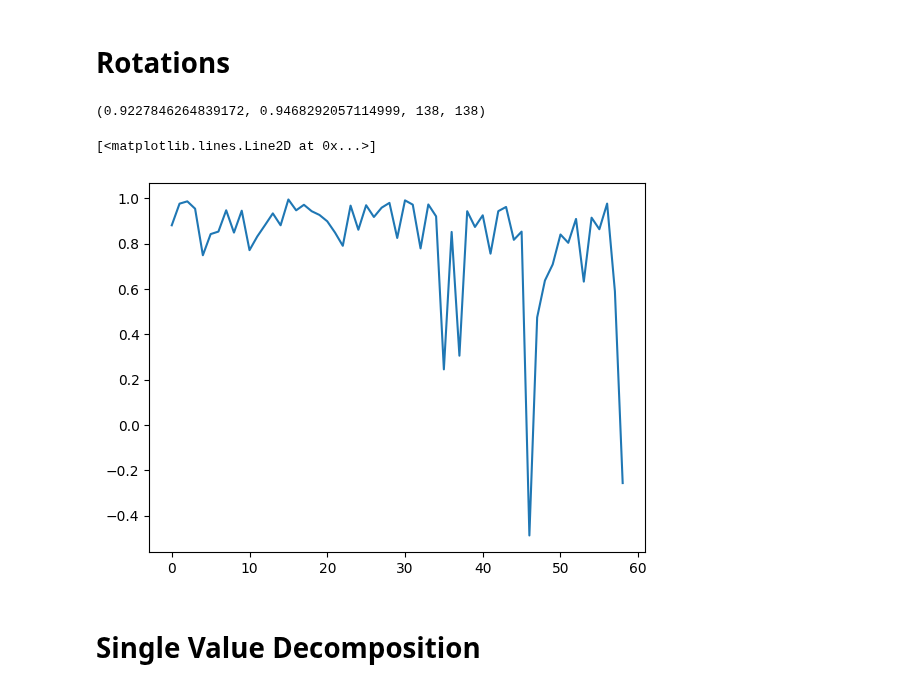
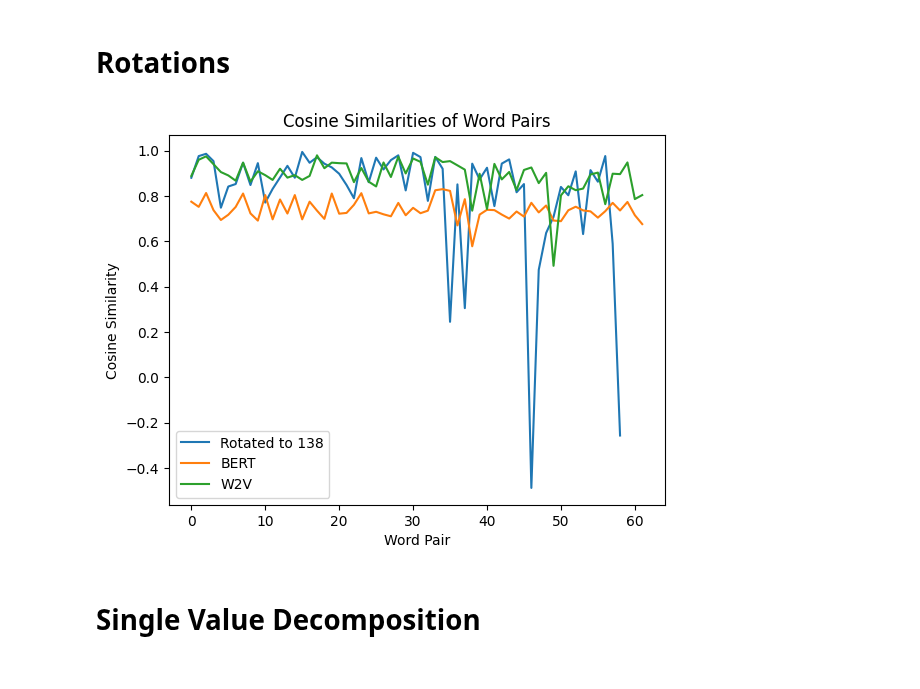
Before and after one commit to henry-dev-atkins/QNLP_MasterWork, a Jupyter notebook: ReadingWordData.ipynb, the cells around one changed output. Cells and saved outputs as stored; diff of their text form; code cells hidden in the pictures.

```diff
--- a/ReadingWordData.ipynb
+++ b/ReadingWordData.ipynb
@@ -372,9 +84,3 @@ for word in word_list:
-# %%
-word = 'board'
-comaprison_word = 'market'
-1-cosine(W2V.getvector(word), W2V.getvector(comaprison_word)), 1-cosine(rotated_words[word], rotated_words[comaprison_word]), len(rotated_words['board']),len(rotated_words['market'])
-# %% [output]
-(0.9227846264839172, 0.9468292057114999, 138, 138)
 # %%
 def evaluateSimilaritiesOfMethods():
 	res = dict()
@@ -385,11 +91,17 @@ def evaluateSimilaritiesOfMethods():
 
 rotated_similatities = evaluateSimilaritiesOfMethods()
 #rotated_similatities
-# %%
-plt.plot(rotated_similatities.values())
-# %% [output]
-[<matplotlib.lines.Line2D at 0x...>]
-[figure, removed]
+# %%
+plt.plot(rotated_similatities.values(), label='Rotated to '+str(len(word_list)))
+plt.plot(BERT_similarities, label = "BERT")
+plt.plot(W2V_similarities, label = "W2V")
+plt.title("Cosine Similarities of Word Pairs")
+plt.xlabel("Word Pair")
+plt.ylabel("Cosine Similarity")
+plt.legend()
+plt.show()
+# %% [output]
+[figure, added]
 # %% [markdown]
 # Single Value Decomposition
 # %% [markdown]
```
Also changed, not shown: parts of 25 cells of this notebook, 4 other files.
